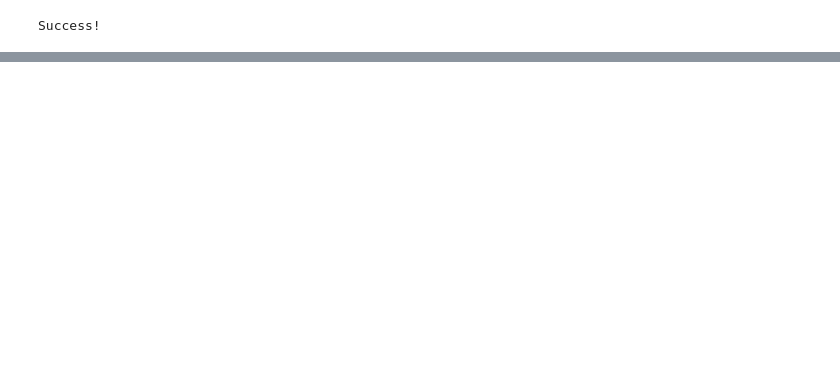
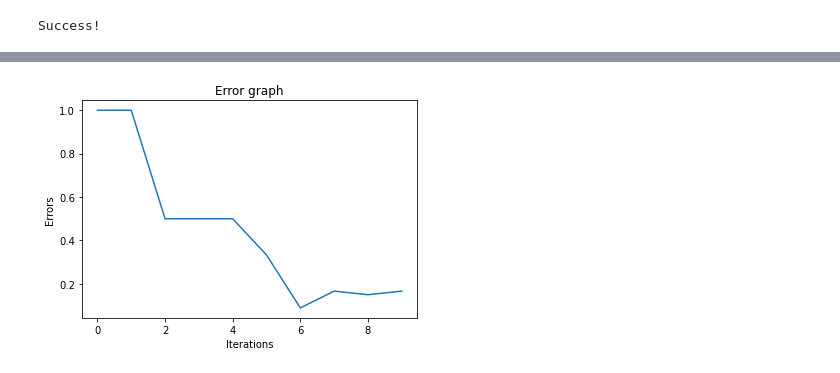
Before and after one commit to Kalpit-Vadnerkar/Risk-Assessment, a Jupyter notebook: astarFSM.ipynb, the cells around one changed output, grey strips where cells are left out. Drawn from its saved outputs; the diff is of its cells as text; code cells hidden in the pictures; blank space fills up the shorter version.

```diff
--- a/astarFSM.ipynb
+++ b/astarFSM.ipynb
@@ -476,3 +532,9 @@ plt.plot(*zip(*machines[0].vehicle.path), linestyle = 'dashed', color = 'r')
 # %%
-fig, ax = plt.subplots()
-ax.bar(machine.states, machine.tpm()[1], width = 0.1)
+plt.clf()
+plt.plot(tpm_errors)
+plt.title('Error graph')
+plt.xlabel('Iterations')
+plt.ylabel('Errors')
+plt.show()
+# %% [output]
+[figure, added]
```
Also changed, not shown: parts of 7 cells of this notebook.
